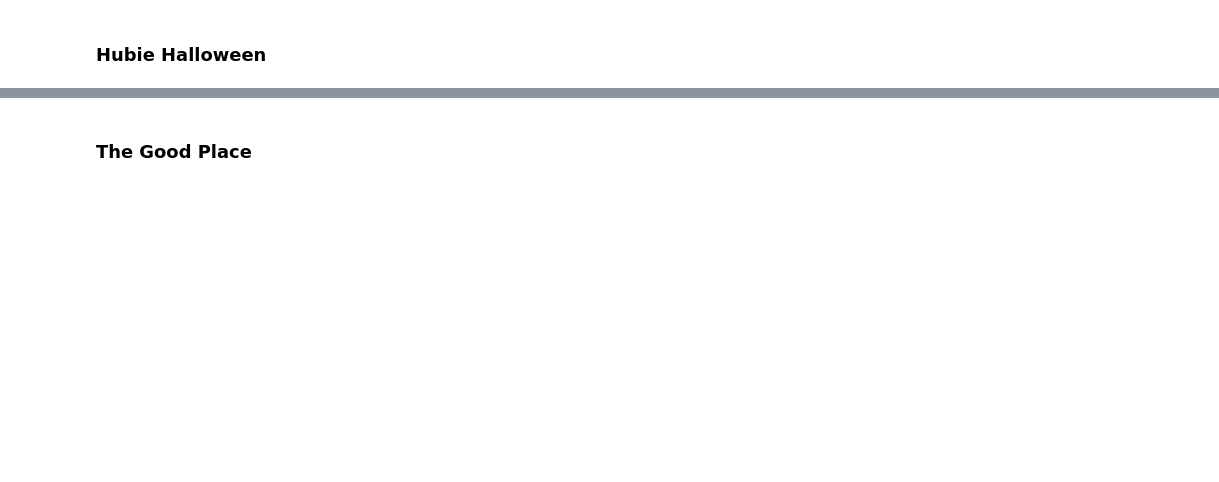
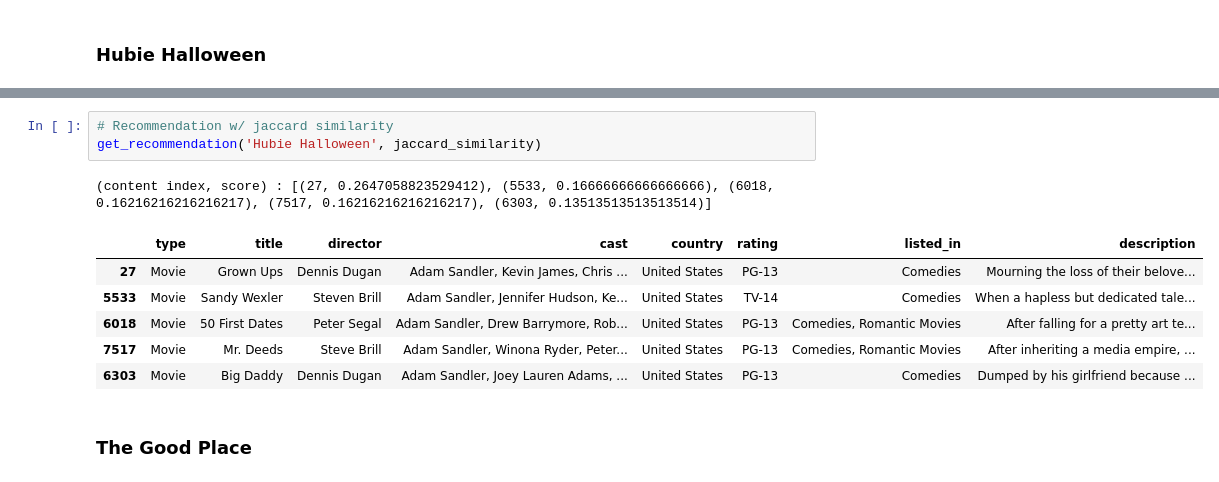
Before and after one commit to tyler-cranmer/Machine_Learning, a Jupyter notebook: Project_2/netflix_recommendation.ipynb, the cells around one changed output, grey strips where cells are left out. Saved outputs shown, nothing was run; the diff lists cells and outputs as text; blank space fills up the shorter version.

```diff
--- a/Project_2/netflix_recommendation.ipynb
+++ b/Project_2/netflix_recommendation.ipynb
@@ -518,2 +498,13 @@ get_recommendation('Hubie Halloween', cos_sim_tfidf)
+# %%
+# Recommendation w/ jaccard similarity
+get_recommendation('Hubie Halloween', jaccard_similarity)
+# %% [output]
+(content index, score) : [(27, 0.2647058823529412), (5533, 0.16666666666666666), (6018, 0.16216216216216217), (7517, 0.16216216216216217), (6303, 0.13513513513513514)]
+|  | type | title | director | cast | country | rating | listed_in | description |
+| 27 | Movie | Grown Ups | Dennis Dugan | Adam Sandler, Kevin James, Chris ... | United States | PG-13 | Comedies | Mourning the loss of their belove... |
+| 5533 | Movie | Sandy Wexler | Steven Brill | Adam Sandler, Jennifer Hudson, Ke... | United States | TV-14 | Comedies | When a hapless but dedicated tale... |
+| 6018 | Movie | 50 First Dates | Peter Segal | Adam Sandler, Drew Barrymore, Rob... | United States | PG-13 | Comedies, Romantic Movies | After falling for a pretty art te... |
+| 7517 | Movie | Mr. Deeds | Steve Brill | Adam Sandler, Winona Ryder, Peter... | United States | PG-13 | Comedies, Romantic Movies | After inheriting a media empire, ... |
+| 6303 | Movie | Big Daddy | Dennis Dugan | Adam Sandler, Joey Lauren Adams, ... | United States | PG-13 | Comedies | Dumped by his girlfriend because ... |
 # %% [markdown]
 ### The Good Place
```
Also changed, not shown: parts of 41 cells of this notebook.
